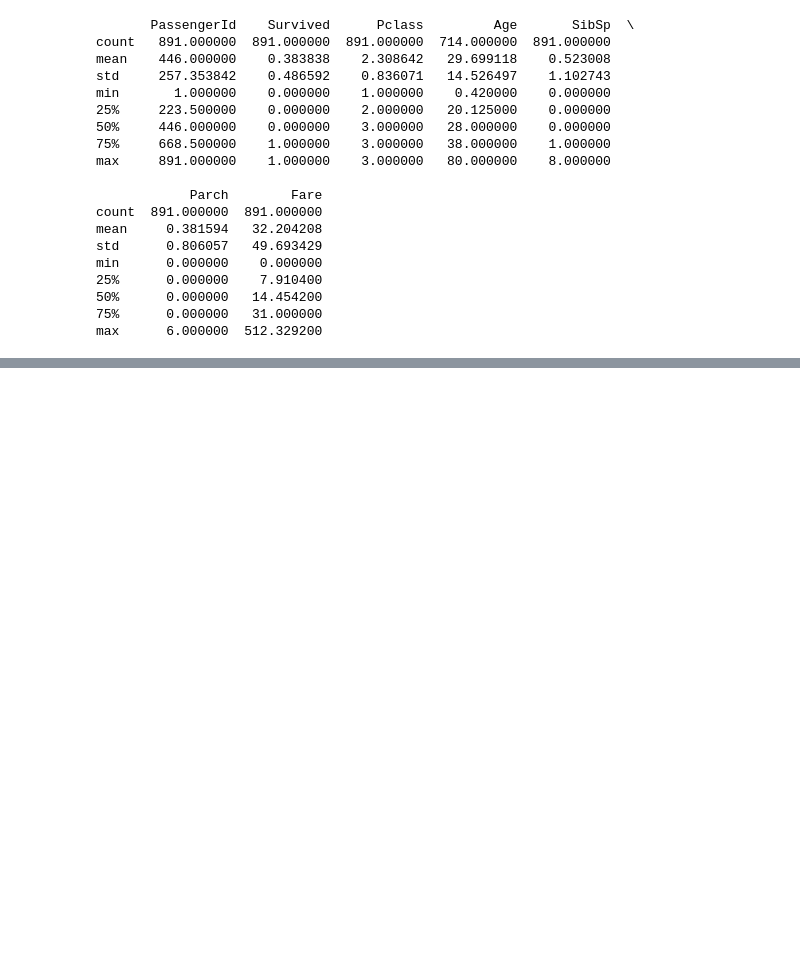
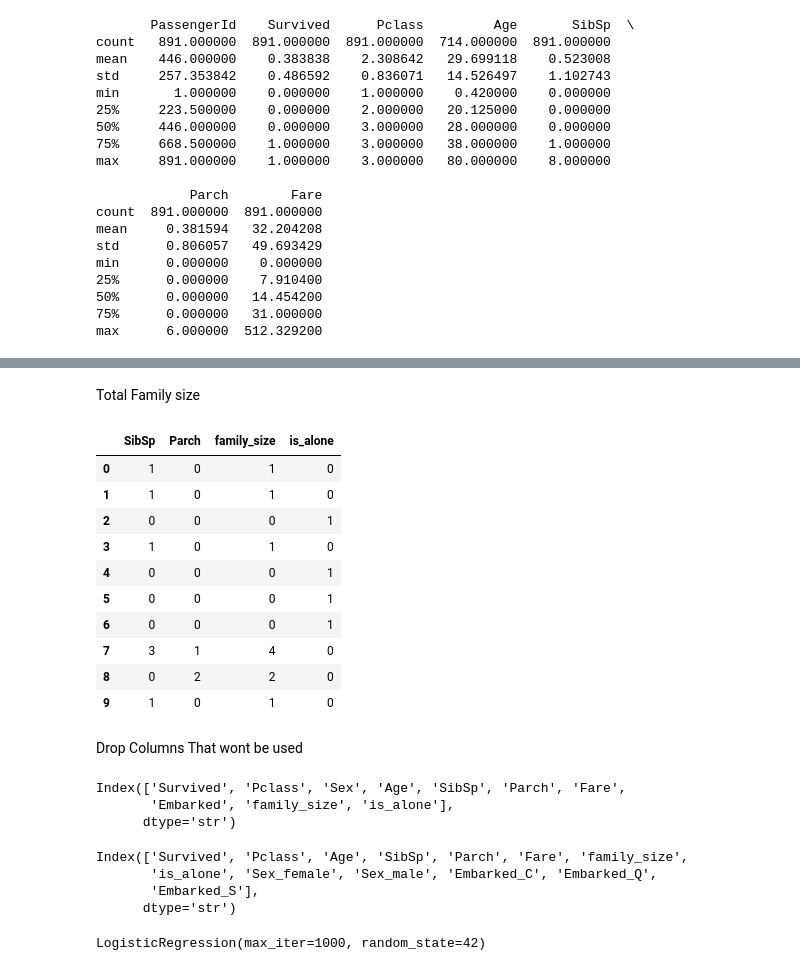
Before and after one commit to jamieleeuw/titanic-ml, a Jupyter notebook: titanic_ml.ipynb, the cells around one changed output, grey strips where cells are left out. Drawn from its saved outputs; the diff is of its cells as text; code cells hidden in the pictures; blank space fills up the shorter version.

```diff
--- a/titanic_ml.ipynb
+++ b/titanic_ml.ipynb
@@ -91,0 +92,6 @@ plt.show()
+# %%
+df = df.drop(columns=['Cabin'])
+df['Age'] = df['Age'].fillna(df['Age'].median())
+df['Embarked'] = df['Embarked'].fillna(df['Embarked'].mode()[0])
+
+df.isnull().sum()
@@ -91,0 +111,36 @@ plt.show()
+# %% [markdown]
+Total Family size
+# %%
+df['family_size'] = df['SibSp'] + df['Parch']
+df['is_alone'] = (df['family_size'] == 0).astype(int)
+# %%
+df[['SibSp', 'Parch', 'family_size', 'is_alone']].head(10)
+# %% [output]
+|  | SibSp | Parch | family_size | is_alone |
+| 0 | 1 | 0 | 1 | 0 |
+| 1 | 1 | 0 | 1 | 0 |
+| 2 | 0 | 0 | 0 | 1 |
+| 3 | 1 | 0 | 1 | 0 |
+| 4 | 0 | 0 | 0 | 1 |
+| 5 | 0 | 0 | 0 | 1 |
+| 6 | 0 | 0 | 0 | 1 |
+| 7 | 3 | 1 | 4 | 0 |
+| 8 | 0 | 2 | 2 | 0 |
+| 9 | 1 | 0 | 1 | 0 |
+# %% [markdown]
+Drop Columns That wont be used
+# %%
+df.drop(columns=['Name','Ticket','PassengerId'], inplace=True)
+df.columns
+# %% [output]
+Index(['Survived', 'Pclass', 'Sex', 'Age', 'SibSp', 'Parch', 'Fare',
+       'Embarked', 'family_size', 'is_alone'],
+      dtype='str')
+# %%
+df = pd.get_dummies(df, columns=['Sex', 'Embarked'], dtype=int)
+df.columns
+# %% [output]
+Index(['Survived', 'Pclass', 'Age', 'SibSp', 'Parch', 'Fare', 'family_size',
+       'is_alone', 'Sex_female', 'Sex_male', 'Embarked_C', 'Embarked_Q',
+       'Embarked_S'],
+      dtype='str')
@@ -91,0 +150,8 @@ plt.show()
+# %%
+from sklearn.model_selection import train_test_split
+X_train, X_test, y_train, y_test = train_test_split(X, y, test_size=0.2, random_state=42)
+from sklearn.linear_model import LogisticRegression
+model = LogisticRegression(random_state=42, max_iter=1000)
+model.fit(X_train, y_train)
+# %% [output]
+LogisticRegression(max_iter=1000, random_state=42)
```
Also changed, not shown: parts of 9 cells of this notebook.
